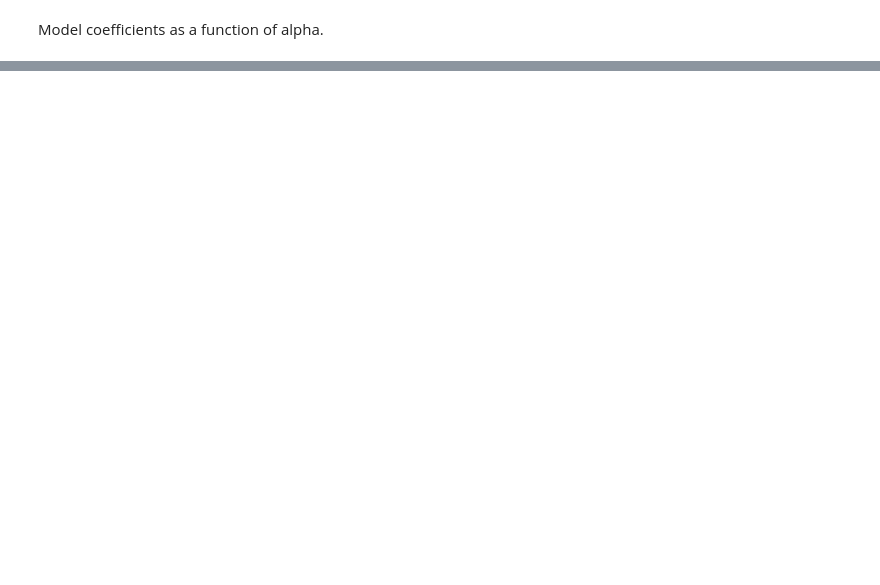
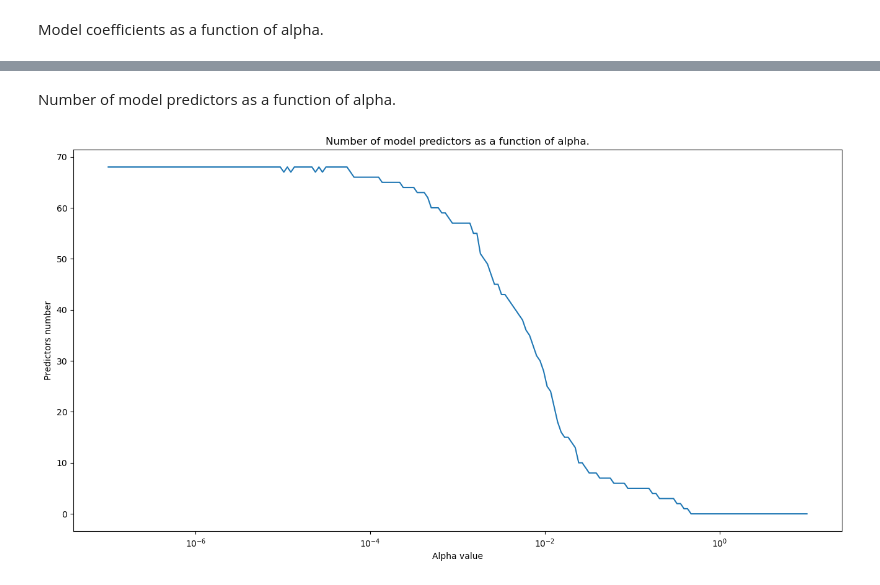
Before and after one commit to JonnathanDMT/Linear-Regression-Models, a Jupyter notebook: CodeWS2.ipynb, the cells around one changed output, grey strips where cells are left out. Saved outputs shown, nothing was run; the diff lists cells and outputs as text; code cells hidden in the pictures; blank space fills up the shorter version.

Commit message:
Lasso Regularization

```diff
--- a/CodeWS2.ipynb
+++ b/CodeWS2.ipynb
@@ -813,0 +853,5 @@ plt.show()
+# %%
+X = data_normalized.drop(['price_usd_per_m2'], axis = 1)
+y = data_normalized.price_usd_per_m2
+print("X length:", X.shape)
+print("y length:", y.shape)
@@ -813,0 +863,2 @@ plt.show()
+# %%
+X_train, X_test, y_train, y_test = train_test_split(X, y, random_state = 1, shuffle = True)
@@ -813,0 +867,3 @@ plt.show()
+# %%
+model_5_LCV = model_5_LCV.fit(X_train, y_train)
+model_5_LCV
@@ -813,0 +965,17 @@ plt.show()
+# %%
+alphas = model_5_LCV.alphas_
+coefs = []
+
+for alpha in alphas:
+    model_temp = Lasso(alpha = alpha, fit_intercept = True, normalize = True)
+    model_temp.fit(X_train, y_train)
+    coefs.append(model_temp.coef_.flatten())
+
+fig, ax = plt.subplots(figsize = (16, 8))
+ax.plot(alphas, coefs)
+ax.set_xscale('log')
+ax.set_xlabel('Alpha value')
+ax.set_ylabel('Coefficients value')
+ax.set_title('Model coefficients as a function of alpha.');
+plt.axis('tight')
+plt.show()
@@ -813,0 +984,21 @@ plt.show()
+# %% [markdown]
+Number of model predictors as a function of alpha.
+# %%
+alphas = model_5_LCV.alphas_
+n_predictors = []
+
+for alpha in alphas:
+    model_temp = Lasso(alpha = alpha, fit_intercept = False, normalize = True)
+    model_temp.fit(X_train, y_train)
+    coef_no_zero = np.sum(model_temp.coef_.flatten() != 0)
+    n_predictors.append(coef_no_zero)
+
+fig, ax = plt.subplots(figsize = (16, 8))
+ax.plot(alphas, n_predictors)
+ax.set_xscale('log')
+ax.set_xlabel('Alpha value')
+ax.set_ylabel('Predictors number')
+ax.set_title('Number of model predictors as a function of alpha.')
+plt.show()
+# %% [output]
+[figure, added]
```
Also changed, not shown: parts of 50 cells of this notebook.
